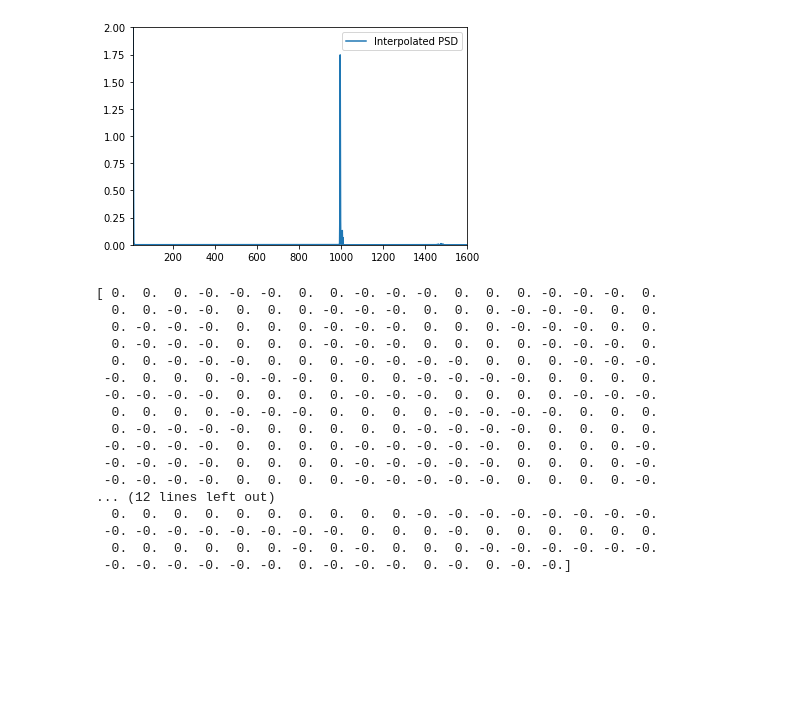
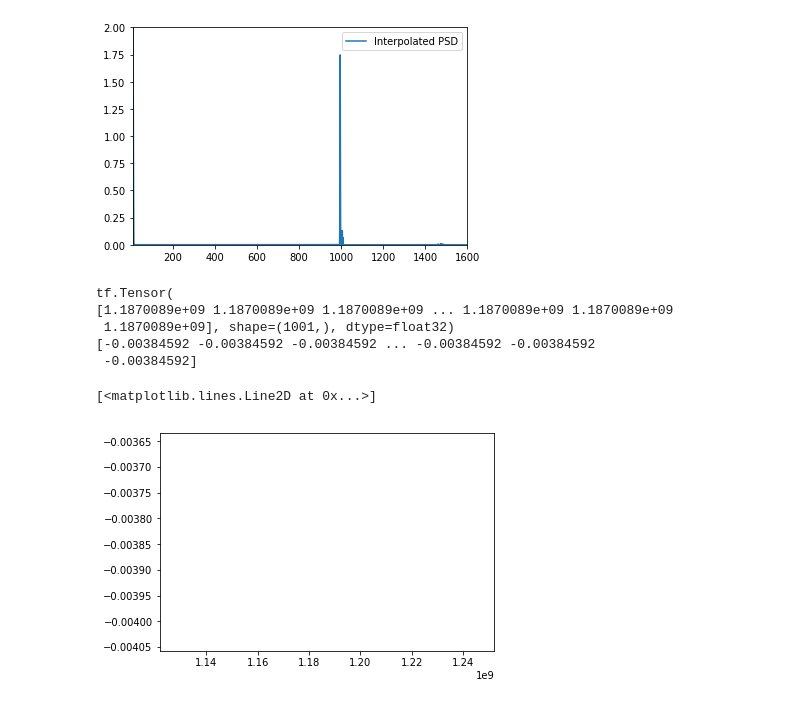
Before and after one commit to astrophysicsvivien/TaylorFlow, a Jupyter notebook: tf_BNS.ipynb, the cells around one changed output. Drawn from its saved outputs; the diff is of its cells as text; code cells hidden in the pictures; blank space fills up the shorter version.

```diff
--- a/tf_BNS.ipynb
+++ b/tf_BNS.ipynb
@@ -240,13 +240,13 @@ def matchedfilter(temp,data,psd,df):
 
     return tf.divide(prod_a_b,sigma)
 
-def match(temp,data,psd,df,freq,norm_condition,tc_low = -1.,tc_high = 1.):
+def match(temp,data,psd,df,freq,tc_low = -1.,tc_high = 1.,samples=201):
     """Calculate the max match between two waveforms by maximisiung over coalescence time"""
 
-    t_c = tf.cast(tf.linspace(tc_low,tc_high,501),dtype=tf.float32)
+    t_c = tf.cast(tf.linspace(tc_low,tc_high,samples),dtype=tf.float32)
     freq_tc = tf.tensordot(t_c,freq,axes=0)
     freq_tc = tf.cast(freq_tc,dtype=tf.complex64)
-    shift_factor = tf.exp(1j*2*np.pi*freq_tc)*norm_condition
+    shift_factor = tf.exp(1j*2*np.pi*freq_tc)
 
     match_max = np.zeros(len(t_c))
     for coa_time in range(len(t_c)):
@@ -256,20 +256,20 @@ def match(temp,data,psd,df,freq,norm_condition,tc_low = -1.,tc_high = 1.):
 
     return t_c, match_max
 
-def match_cpu(temp,data,psd,df,freq,norm_condition,tc_low = -1.,tc_high = 1.):
+def match_cpu(temp,data,psd,df,freq,norm_condition,tc_low = -1.,tc_high = 1.,samples=201):
     """Calculate the max match between two waveforms by maximisiung over coalescence time, calculated on the cpu"""
 
     with tf.device('/cpu:0'):
-        t_c = tf.cast(tf.linspace(tc_low,tc_high,201),dtype=tf.float32)
-        freq_tc = tf.tensordot(t_c,freq1,axes=0)
+        t_c = tf.cast(tf.linspace(tc_low,tc_high,samples),dtype=tf.float32)
+        freq_tc = tf.tensordot(t_c,freq,axes=0)
         freq_tc = tf.cast(freq_tc,dtype=tf.complex64)
-        shift_factor = tf.exp(1j*2*np.pi*freq_tc)*norm_condition
+        shift_factor = tf.exp(1j*2*np.pi*freq_tc)
 
         match_max = np.zeros(len(t_c))
         for coa_time in range(len(t_c)):
             waveform_shift = shift_factor[coa_time,:]
-            waveform_shifted = tf.multiply(waveform_shift,waveform1)
-            match_max[coa_time] = matchedfilter(waveform_shifted,nwaveform1,psd1,df)
+            waveform_shifted = tf.multiply(waveform_shift,temp)
+            match_max[coa_time] = matchedfilter(waveform_shifted,data,psd,df)
 
     return t_c, match_max
 
@@ -281,7 +281,7 @@ def loglikelihood(temp,data,psd,df):
 def SNR(temp,data,psd,df):
     """Compute the SNR at the true value of the parameters """
 
-    return tf.sqrt(2*loglikelihood(temp,temp,psd,df))
+    return tf.sqrt(2*loglikelihood(temp,data,psd,df))
 # %%
 m1 = 1.46
 m2 = 1.27
@@ -332,30 +327,22 @@ print(psd1.dtype)
 psd1 = tf.cast(tf.constant(psd1),dtype=tf.complex64)
 match_freq = tf.cast(freq,dtype=tf.float32)
 # %%
-gps_low = 1187008870.
-gps_high= 1187008886.
-t_c, m = match(my_temp,data,psd1,df,match_freq,norm_condition,tc_low=0.,tc_high = 16)
-# print(t_c)
+gps_low = 1187008867.
+gps_high= 1187008884.
+t_c, m = match(my_temp,data,psd1,df,match_freq,tc_low=1187008867.,tc_high = 1187008899.,samples=1001)
+print(t_c)
+print(m)
+# %% [output]
+tf.Tensor(
+[1.1870089e+09 1.1870089e+09 1.1870089e+09 ... 1.1870089e+09 1.1870089e+09
+ 1.1870089e+09], shape=(1001,), dtype=float32)
+[-0.00384592 -0.00384592 -0.00384592 ... -0.00384592 -0.00384592
+ -0.00384592]
-# %%
-print(m)
-# %% [output]
-[ 0.  0.  0. -0. -0. -0.  0.  0. -0. -0. -0.  0.  0.  0. -0. -0. -0.  0.
-  0.  0. -0. -0.  0.  0.  0. -0. -0. -0.  0.  0.  0. -0. -0. -0.  0.  0.
-  0. -0. -0. -0.  0.  0.  0. -0. -0. -0.  0.  0.  0. -0. -0. -0.  0.  0.
-  0. -0. -0. -0.  0.  0.  0. -0. -0. -0.  0.  0.  0.  0. -0. -0. -0.  0.
-  0.  0. -0. -0. -0.  0.  0.  0. -0. -0. -0. -0.  0.  0.  0. -0. -0. -0.
- -0.  0.  0.  0. -0. -0. -0.  0.  0.  0. -0. -0. -0. -0.  0.  0.  0.  0.
- -0. -0. -0. -0.  0.  0.  0.  0. -0. -0. -0.  0.  0.  0.  0. -0. -0. -0.
-  0.  0.  0.  0. -0. -0. -0.  0.  0.  0.  0. -0. -0. -0. -0.  0.  0.  0.
-  0. -0. -0. -0. -0.  0.  0.  0.  0.  0. -0. -0. -0. -0.  0.  0.  0.  0.
- -0. -0. -0. -0.  0.  0.  0.  0. -0. -0. -0. -0. -0.  0.  0.  0.  0. -0.
- -0. -0. -0. -0.  0.  0.  0.  0. -0. -0. -0. -0. -0.  0.  0.  0.  0. -0.
- -0. -0. -0. -0.  0.  0.  0.  0. -0. -0. -0. -0. -0.  0.  0.  0.  0. -0.
-... (12 lines left out)
-  0.  0.  0.  0.  0.  0.  0.  0.  0.  0. -0. -0. -0. -0. -0. -0. -0. -0.
- -0. -0. -0. -0. -0. -0. -0. -0.  0.  0.  0. -0.  0.  0.  0.  0.  0.  0.
-  0.  0.  0.  0.  0.  0. -0.  0. -0.  0.  0.  0. -0. -0. -0. -0. -0. -0.
- -0. -0. -0. -0. -0. -0.  0. -0. -0. -0.  0. -0.  0. -0. -0.]
+# %%
+plt.plot(t_c,m)
+# %% [output]
+[<matplotlib.lines.Line2D at 0x...>]
+[figure, added]
 # %%
 CIP = ComplexInnerProduct(my_temp,data,psd1,df)
 print(CIP)
```
Also changed, not shown: parts of 9 cells of this notebook.
